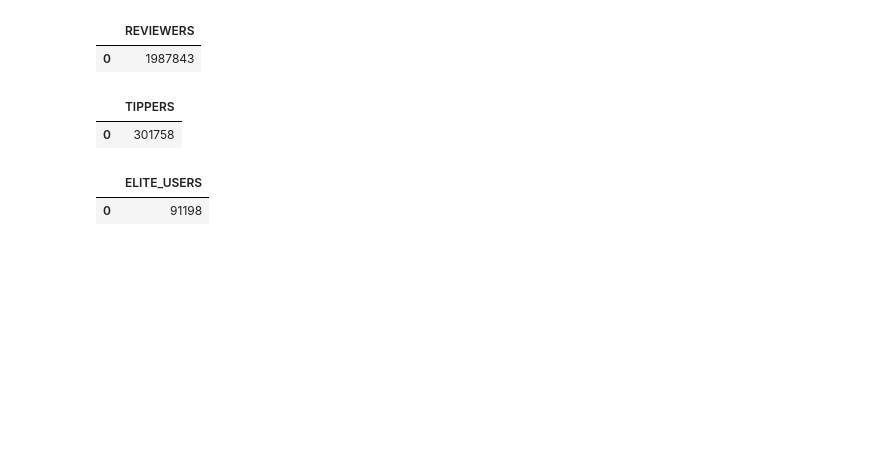
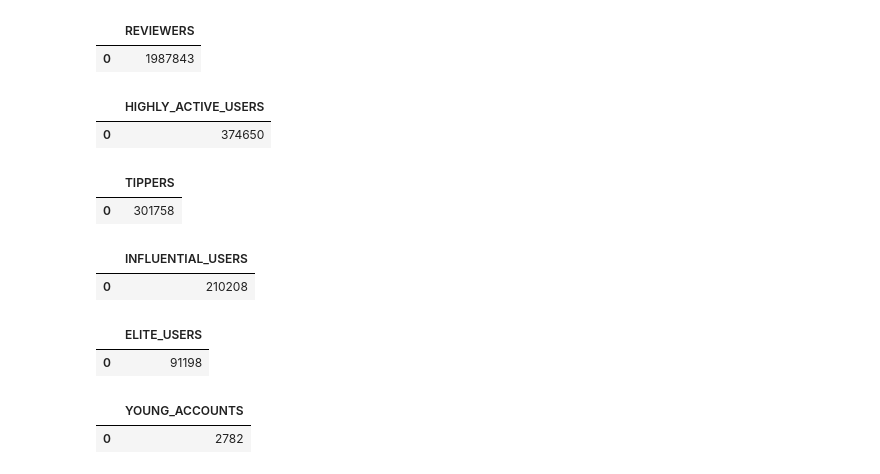
Before and after one commit to KeeganDavis/data-projects, a Jupyter notebook: yelp-reviews/notebooks/sql_queries.ipynb, the cells around one changed output. Drawn from its saved outputs; the diff is of its cells as text; code cells hidden in the pictures; blank space fills up the shorter version.

Commit message:
added calculations for user engagement funnel

```diff
--- a/yelp-reviews/notebooks/sql_queries.ipynb
+++ b/yelp-reviews/notebooks/sql_queries.ipynb
@@ -747,6 +747,21 @@ display(df)
 # %% [output]
 |  | REVIEWERS |
 | 0 | 1987843 |
+# %%
+# Get number of users with more reviews than average
+df = cur.execute('''
+                SELECT COUNT(user_id) as highly_active_users
+                FROM yelp_users
+                WHERE review_count >= (
+                SELECT ROUND(AVG(review_count), 2) AS avg_reviews
+                FROM yelp_users
+                );
+                 ''').fetch_pandas_all()
+
+display(df)
+# %% [output]
+|  | HIGHLY_ACTIVE_USERS |
+| 0 | 374650 |
 # %%
 # Get number of users with at least one tip
 df = cur.execute('''
@@ -758,6 +773,21 @@ display(df)
 # %% [output]
 |  | TIPPERS |
 | 0 | 301758 |
+# %%
+# Get number of users with more fans than average
+df = cur.execute('''
+                SELECT COUNT(user_id) as influential_users
+                FROM yelp_users
+                WHERE fans >= (
+                SELECT ROUND(AVG(fans), 2) AS avg_fans
+                FROM yelp_users
+                );
+                 ''').fetch_pandas_all()
+
+display(df)
+# %% [output]
+|  | INFLUENTIAL_USERS |
+| 0 | 210208 |
 # %%
 # Get number of users with at least one year of elite status
 df = cur.execute('''
@@ -770,3 +800,15 @@ display(df)
 # %% [output]
 |  | ELITE_USERS |
 | 0 | 91198 |
+# %%
+# Get number of users with an account created in the the latest year of the database
+df = cur.execute('''
+                SELECT COUNT(user_id) AS fresh_accounts
+                FROM yelp_users
+                WHERE EXTRACT(year from yelping_since) = 2022;
+                 ''').fetch_pandas_all()
+
+display(df)
+# %% [output]
+|  | YOUNG_ACCOUNTS |
+| 0 | 2782 |
```
Also changed, not shown: parts of 3 cells of this notebook.
